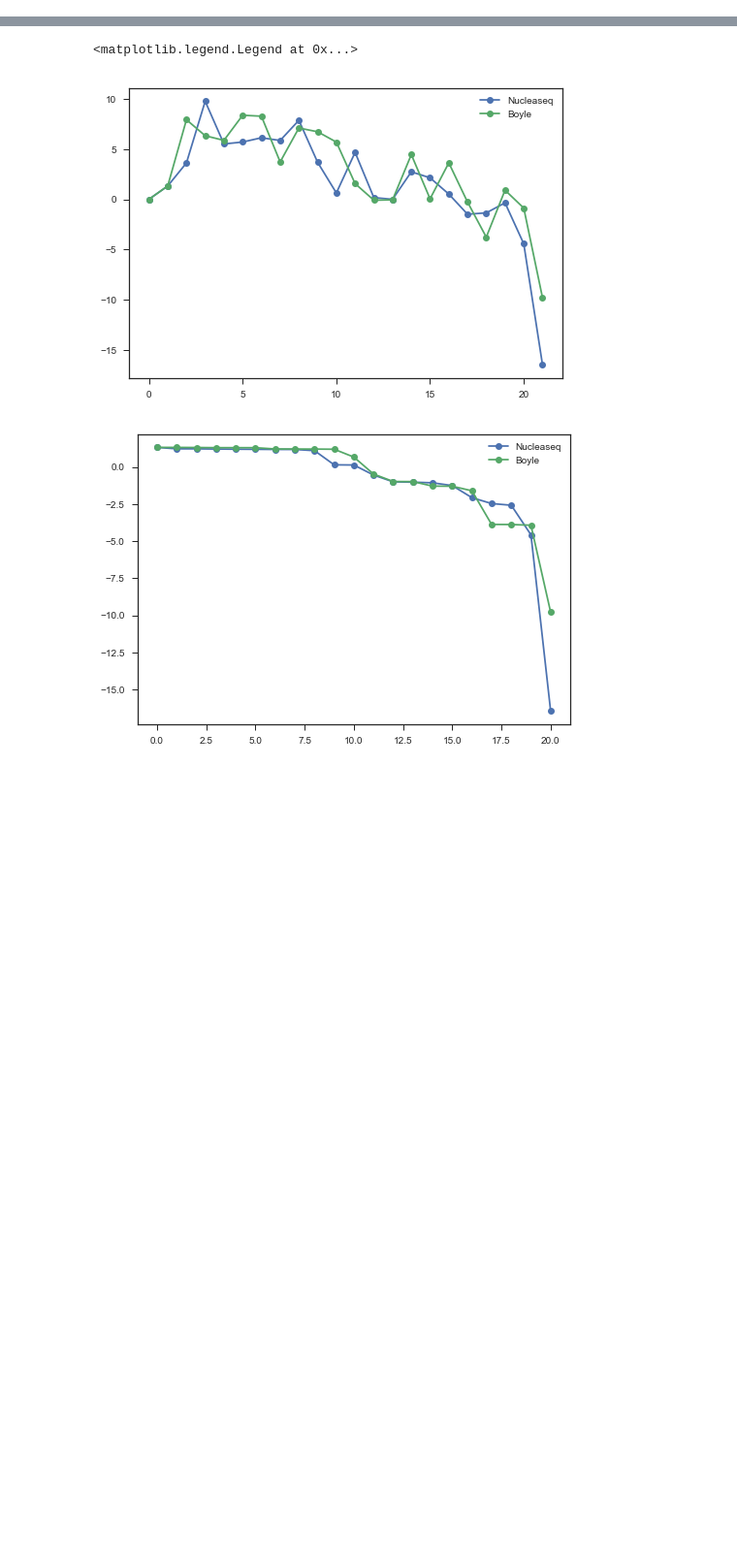
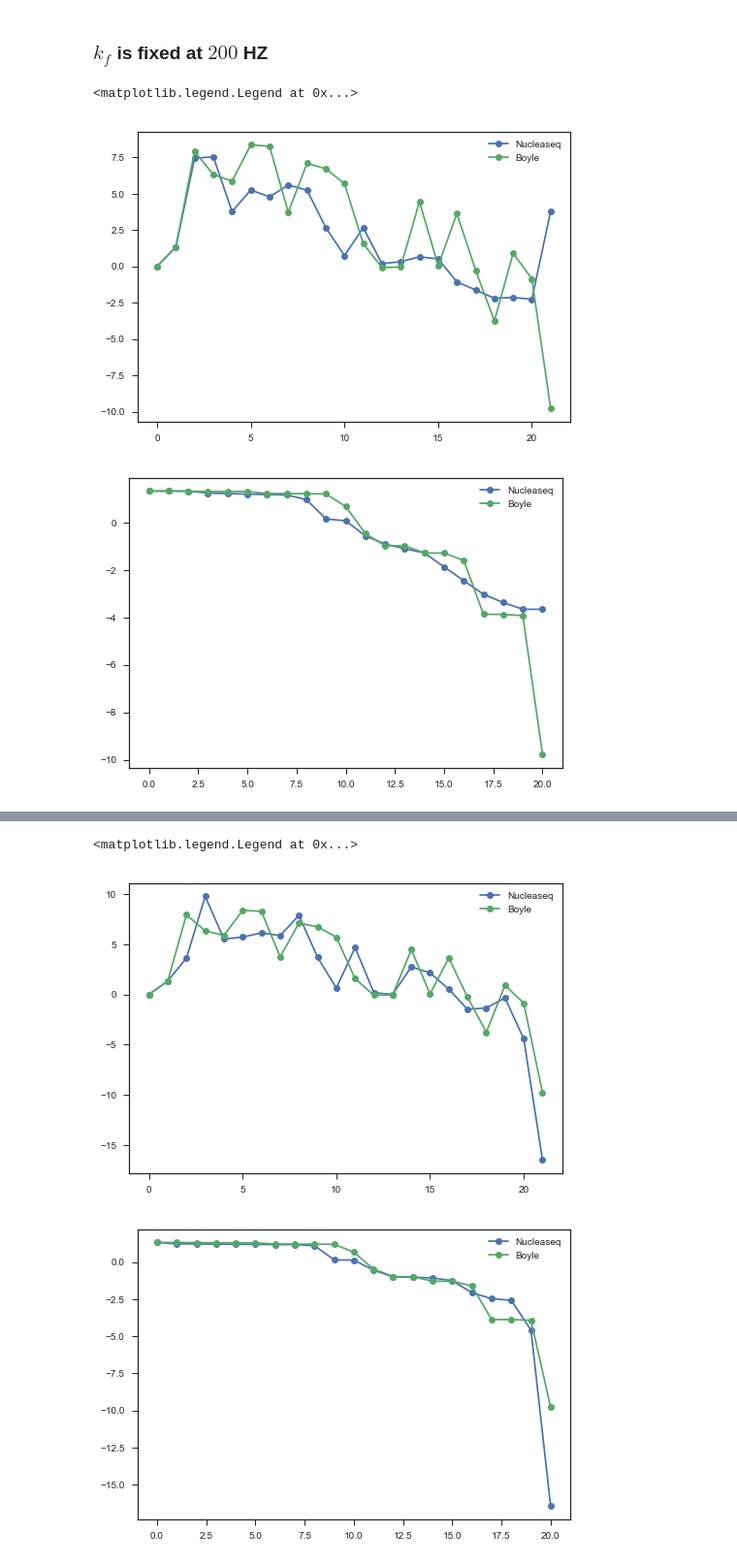
Before and after one commit to martin-depken/Energy-Landscape, a Jupyter notebook: predict_pclv_Stijn/Compare_to_Boyle.ipynb, the cells around one changed output, grey strips where cells are left out. Shown at 97% size. Cells and saved outputs as stored; diff of their text form; code cells hidden in the pictures; blank space fills up the shorter version.

Commit message:
Updated. Two different parameter sets are compared to Boyle (with kf=200, kf=1000).

```diff
--- a/predict_pclv_Stijn/Compare_to_Boyle.ipynb
+++ b/predict_pclv_Stijn/Compare_to_Boyle.ipynb
@@ -33,0 +57,2 @@ filename_data = 'ECas9_cleavage_rate_and_y0_Canonical_OT-r_0-2.csv'
+# %% [markdown]
+### $k_f$ is fixed at $200$ HZ
@@ -33,0 +77,56 @@ filename_data = 'ECas9_cleavage_rate_and_y0_Canonical_OT-r_0-2.csv'
+# %%
+best_fit_Boyle = '../data/25_10_2018/fit_25_10_2018_sim_22.txt'
+model_id_Boyle = 'init_limit_general_energies_v2'
+filename = best_fit_Boyle
+Nparams = 44
+parameters_Boyle = plt_B.load_simm_anneal(filename, Nparams)
+Model_pbound, Model_on, Model_off = plt_B.calc_predictions(parameters_Boyle,model_id_Boyle)
+Energy_landscape_Boyle, FreeEnergy_landscape_Boyle = FreeEnergy.plot_free_energy_landscape(parameters_Boyle,model_id_Boyle,show_plot=False);
+# %%
+mean_rel_devs = []
+
+kf = 200.0
+
+for fit_id in fit_ids:
+    filename = 'fit_'+fit_folder+'_sim_'+str(fit_id)+'.txt'
+    data = pd.read_table(path+filename,index_col=False)
+    parameters = data.iloc[-1].values[0:-2]
+    parameters_binding = np.copy(parameters[0:-1])
+    parameters_binding = np.append(parameters_Boyle[0], parameters_binding)
+    parameters_binding = np.append(parameters_binding, np.log10(kf))
+    parameters_binding = np.append(parameters_binding, np.log10(kf))
+    parameters_binding = np.append(parameters_binding, np.log10(kf))
+    parameters_binding[-3] = parameters_Boyle[-3]
+    parameters_binding = parameters_binding.astype(float)
+    Energy_landscape, FreeEnergy_landscape = FreeEnergy.plot_free_energy_landscape(parameters_binding,model_id_Boyle,show_plot=False);
+    mean_rel_dev = np.mean(np.abs(Energy_landscape[1:]-Energy_landscape_Boyle[1:])/np.abs(Energy_landscape_Boyle[1:]))
+    mean_rel_devs.append(mean_rel_dev)
+
+mean_rel_devs = np.array(mean_rel_devs)
+
+best_fit_id_for_Boyle = fit_ids[np.argsort(mean_rel_devs)[1]]
+filename = 'fit_'+fit_folder+'_sim_'+str(best_fit_id_for_Boyle )+'.txt'
+data = pd.read_table(path+filename,index_col=False)
+parameters = data.iloc[-1].values[0:-2]
+parameters_binding = np.copy(parameters[0:-1])
+parameters_binding = np.append(parameters_Boyle[0], parameters_binding)
+parameters_binding = np.append(parameters_binding, np.log10(kf))
+parameters_binding = np.append(parameters_binding, np.log10(kf))
+parameters_binding = np.append(parameters_binding, np.log10(kf))
+parameters_binding[-3] = parameters_Boyle[-3]
+parameters_binding = parameters_binding.astype(float)
+Energy_landscape, FreeEnergy_landscape = FreeEnergy.plot_free_energy_landscape(parameters_binding,model_id_Boyle,show_plot=False);
+
+plt.figure()
+plt.plot(range(22), Energy_landscape, marker='o', label='Nucleaseq')
+plt.plot(range(22), Energy_landscape_Boyle, marker='o',label='Boyle')
+plt.legend()
+
+plt.figure()
+plt.plot(range(21), FreeEnergy_landscape, marker='o', label='Nucleaseq')
+plt.plot(range(21), FreeEnergy_landscape_Boyle, marker='o',label='Boyle')
+plt.legend()
+# %% [output]
+<matplotlib.legend.Legend at 0x...>
+[figure, added]
+[figure, added]
```
Also changed, not shown: parts of 13 cells of this notebook.
